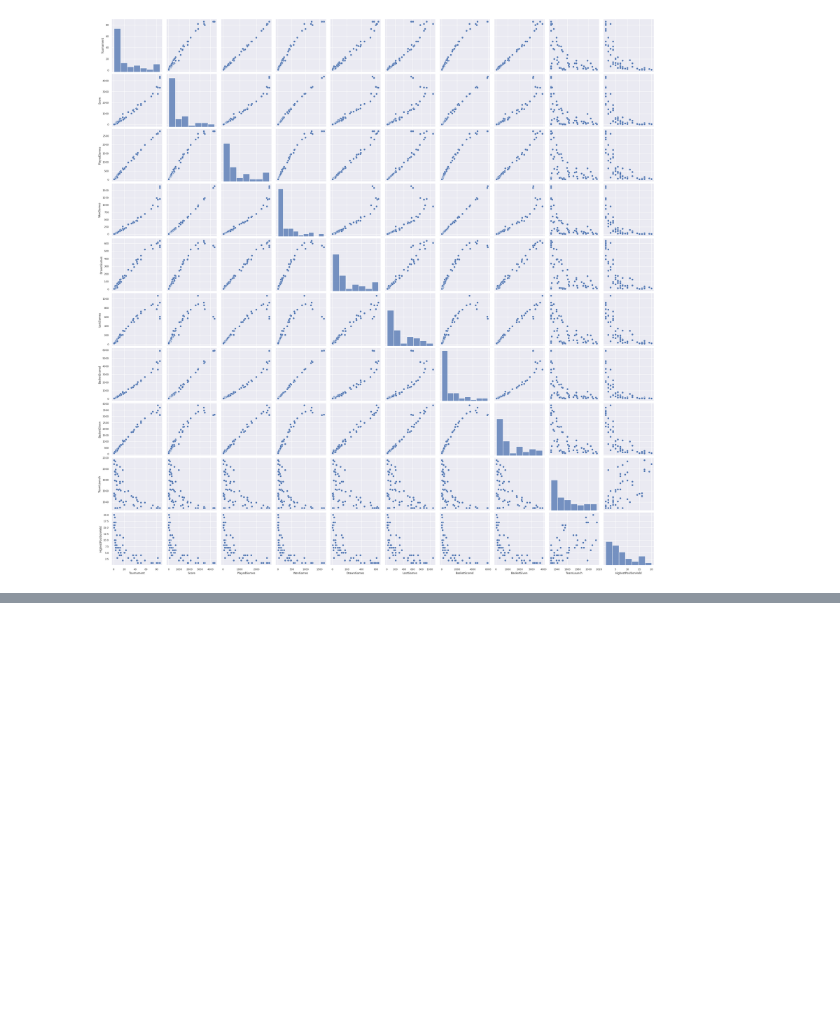
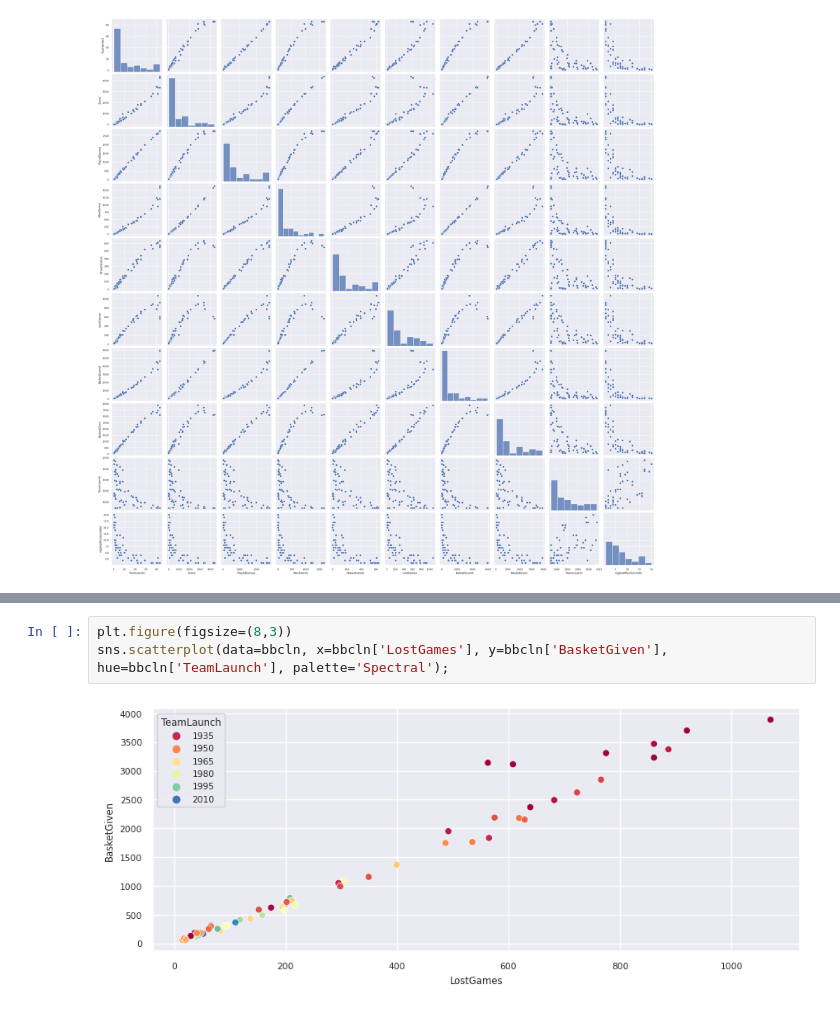
Before and after one commit to nishantkapps/aiml-projects, a Jupyter notebook: Stats_Project.ipynb, the cells around one changed output, grey strips where cells are left out. Cells and saved outputs as stored; diff of their text form; blank space fills up the shorter version.

```diff
--- a/Stats_Project.ipynb
+++ b/Stats_Project.ipynb
@@ -365,0 +421,5 @@ sns.pairplot(bbcln)
+# %%
+plt.figure(figsize=(8,3))
+sns.scatterplot(data=bbcln, x=bbcln['LostGames'], y=bbcln['BasketGiven'], hue=bbcln['TeamLaunch'], palette='Spectral');
+# %% [output]
+[figure, added]
```
Also changed, not shown: parts of 49 cells of this notebook.
